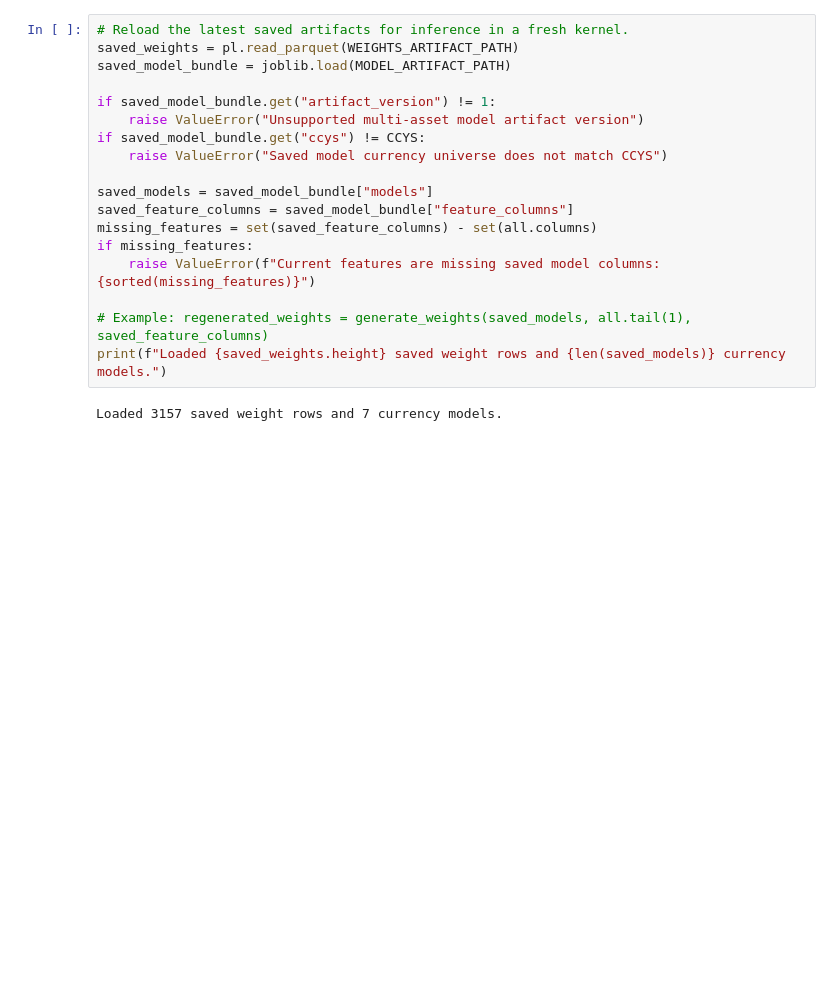
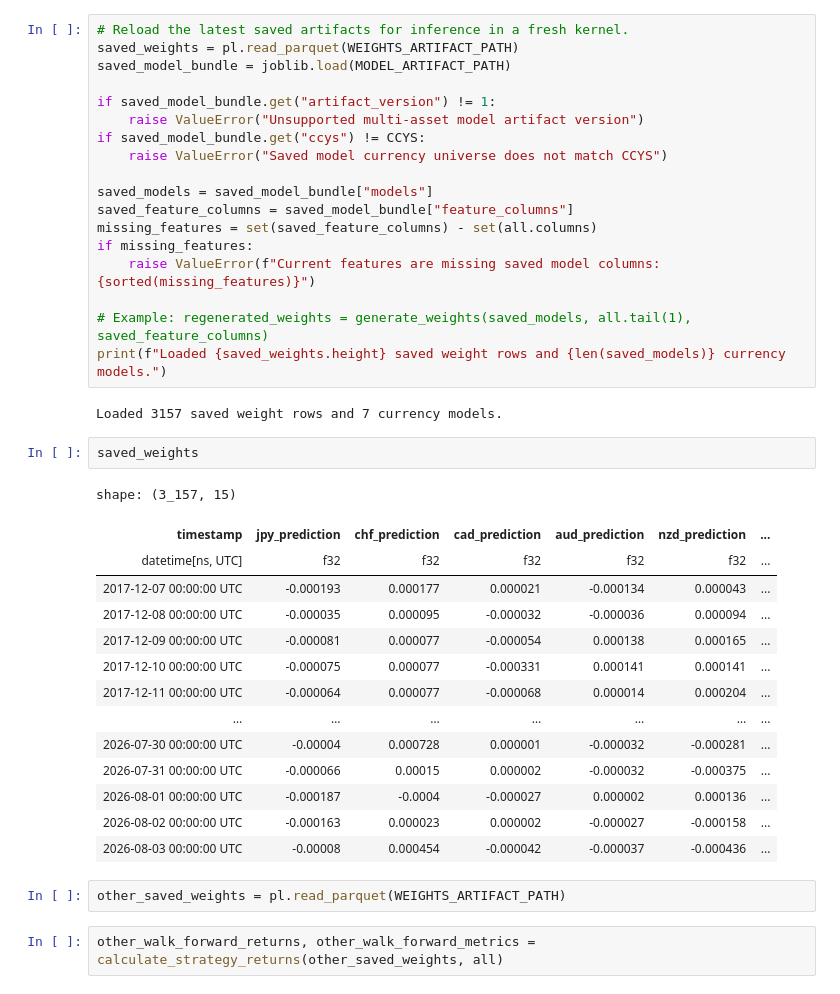
Before and after one commit to RobertHotchkiss/yet_another_machine_learning_repo, a Jupyter notebook: src/notebooks/multi_asset_trading.ipynb, the cells around one changed output. Drawn from its saved outputs; the diff is of its cells as text; blank space fills up the shorter version.

```diff
--- a/src/notebooks/multi_asset_trading.ipynb
+++ b/src/notebooks/multi_asset_trading.ipynb
@@ -725,3 +807,24 @@ if missing_features:
 print(f"Loaded {saved_weights.height} saved weight rows and {len(saved_models)} currency models.")
 # %% [output]
 Loaded 3157 saved weight rows and 7 currency models.
+# %%
+saved_weights
+# %% [output]
+shape: (3_157, 15)
+| timestamp | jpy_prediction | chf_prediction | cad_prediction | aud_prediction | nzd_prediction | ... |
+| datetime[ns, UTC] | f32 | f32 | f32 | f32 | f32 | ... |
+| 2017-12-07 00:00:00 UTC | -0.000193 | 0.000177 | 0.000021 | -0.000134 | 0.000043 | ... |
+| 2017-12-08 00:00:00 UTC | -0.000035 | 0.000095 | -0.000032 | -0.000036 | 0.000094 | ... |
+| 2017-12-09 00:00:00 UTC | -0.000081 | 0.000077 | -0.000054 | 0.000138 | 0.000165 | ... |
+| 2017-12-10 00:00:00 UTC | -0.000075 | 0.000077 | -0.000331 | 0.000141 | 0.000141 | ... |
+| 2017-12-11 00:00:00 UTC | -0.000064 | 0.000077 | -0.000068 | 0.000014 | 0.000204 | ... |
+| … | … | … | … | … | … | ... |
+| 2026-07-30 00:00:00 UTC | -0.00004 | 0.000728 | 0.000001 | -0.000032 | -0.000281 | ... |
+| 2026-07-31 00:00:00 UTC | -0.000066 | 0.00015 | 0.000002 | -0.000032 | -0.000375 | ... |
+| 2026-08-01 00:00:00 UTC | -0.000187 | -0.0004 | -0.000027 | 0.000002 | 0.000136 | ... |
+| 2026-08-02 00:00:00 UTC | -0.000163 | 0.000023 | 0.000002 | -0.000027 | -0.000158 | ... |
+| 2026-08-03 00:00:00 UTC | -0.00008 | 0.000454 | -0.000042 | -0.000037 | -0.000436 | ... |
+# %%
+other_saved_weights = pl.read_parquet(WEIGHTS_ARTIFACT_PATH)
+# %%
+other_walk_forward_returns, other_walk_forward_metrics = calculate_strategy_returns(other_saved_weights, all)
```
Also changed, not shown: parts of 5 cells of this notebook, 2 other files.
